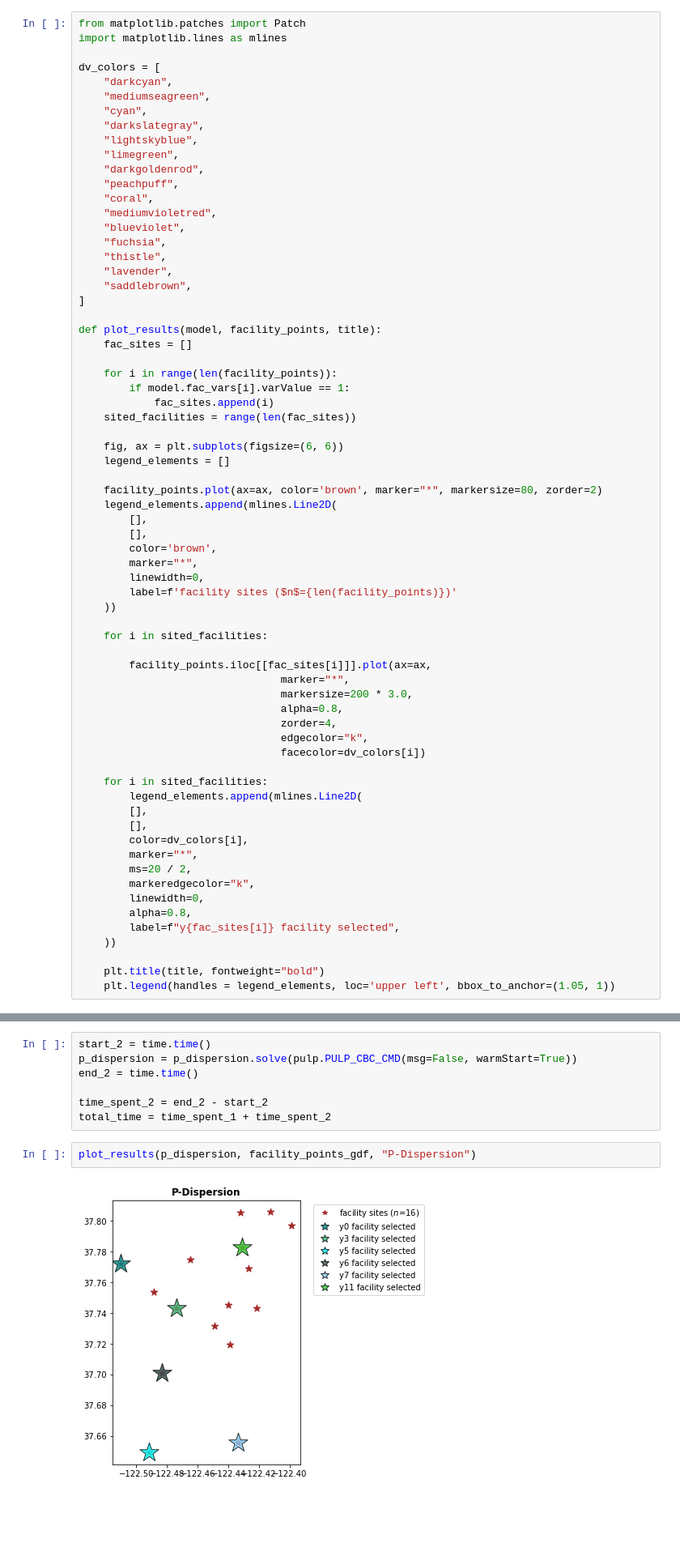
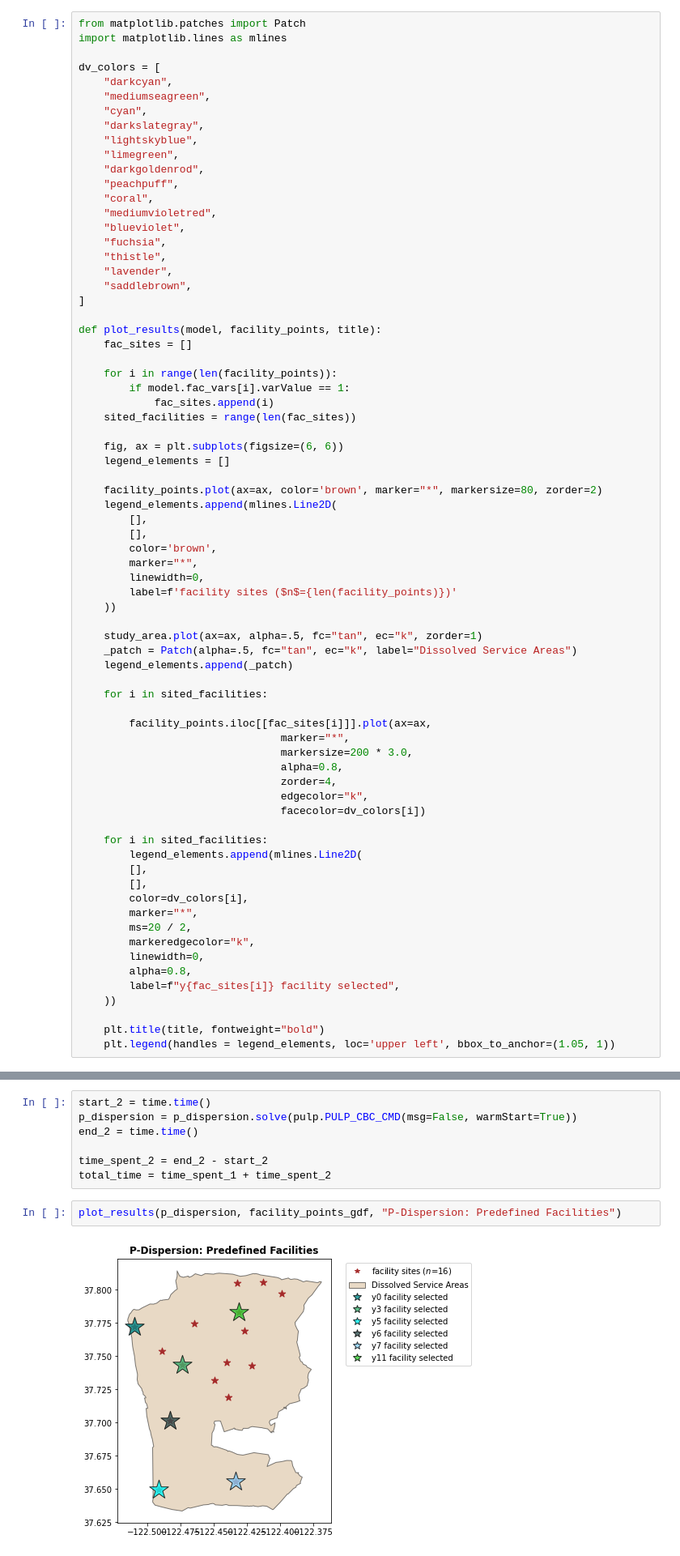
Before and after one commit to pysal/spopt, a Jupyter notebook: notebooks/facloc-disperse-real-world.ipynb, the cells around one changed output, grey strips where cells are left out. Shown: that part at 81% size. Saved outputs shown, nothing was run; the diff lists cells and outputs as text; blank space fills up the shorter version.

```diff
--- a/notebooks/facloc-disperse-real-world.ipynb
+++ b/notebooks/facloc-disperse-real-world.ipynb
@@ -120,6 +122,10 @@ def plot_results(model, facility_points, title):
         label=f'facility sites ($n$={len(facility_points)})'
     ))
 
+    study_area.plot(ax=ax, alpha=.5, fc="tan", ec="k", zorder=1)
+    _patch = Patch(alpha=.5, fc="tan", ec="k", label="Dissolved Service Areas")
+    legend_elements.append(_patch)
+
     for i in sited_facilities:
 
         facility_points.iloc[[fac_sites[i]]].plot(ax=ax,
@@ -212,6 +218,6 @@ end_2 = time.time()
 time_spent_2 = end_2 - start_2
 total_time = time_spent_1 + time_spent_2
 # %%
-plot_results(p_dispersion, facility_points_gdf, "P-Dispersion")
+plot_results(p_dispersion, facility_points_gdf, "P-Dispersion: Predefined Facilities")
 # %% [output]
-[figure, old version]
+[figure, new version]
```
Also changed, not shown: parts of 5 cells of this notebook.
